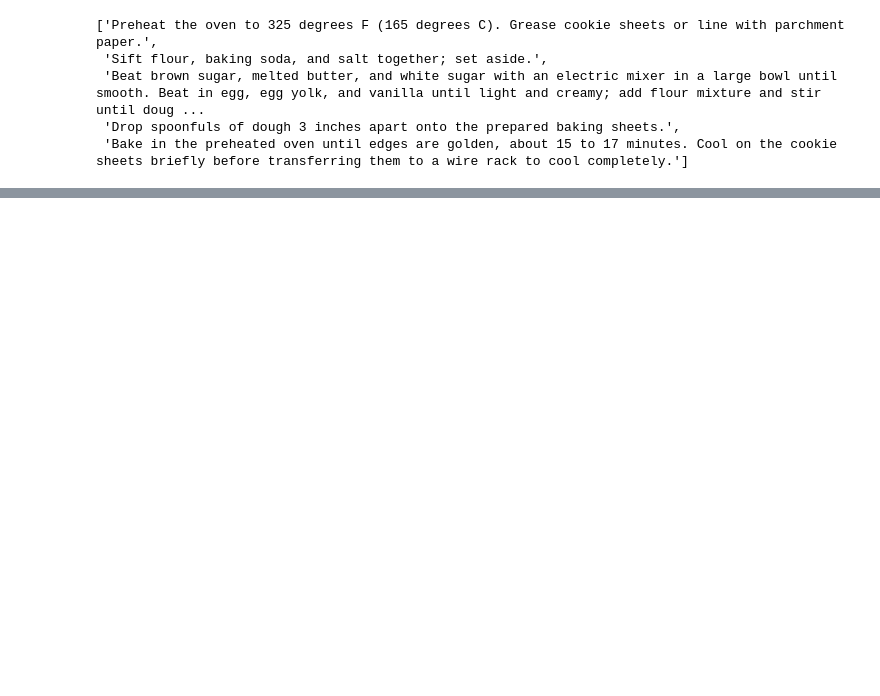
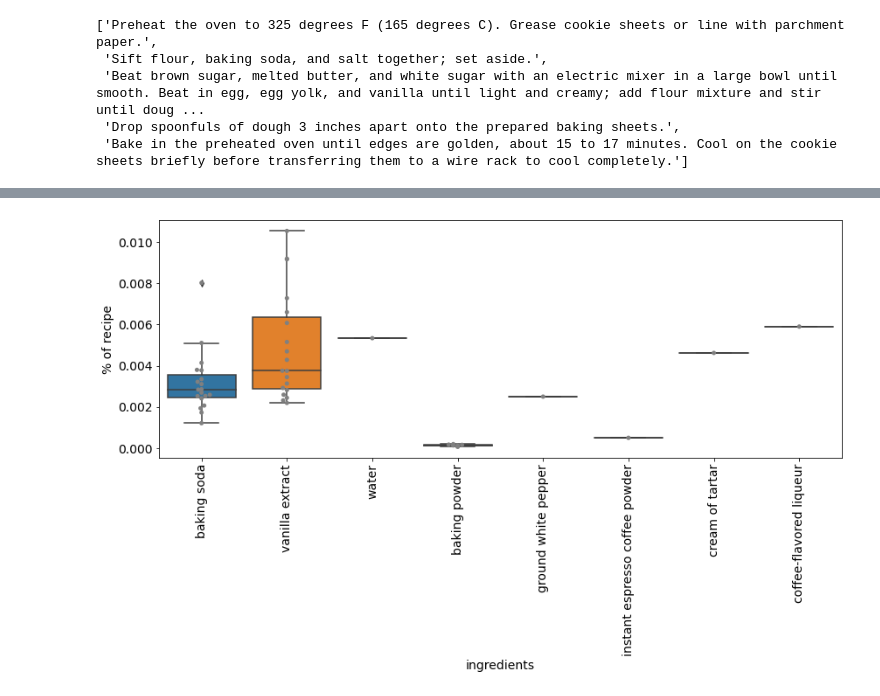
Before and after one commit to kiti15237/median_meal, a Jupyter notebook: recipe_averager.ipynb, the cells around one changed output, grey strips where cells are left out. Drawn from its saved outputs; the diff is of its cells as text; code cells hidden in the pictures; blank space fills up the shorter version.

```diff
--- a/recipe_averager.ipynb
+++ b/recipe_averager.ipynb
@@ -311,3 +286,7 @@ plt.tick_params(axis='both', which='major', labelsize=14)
+# %%
+boxplotIngredients(df_small)
+# %% [output]
+[figure, added]
 # %%
 # Keep only the common ingredients
 percent_recipes_absent = df_final.isna().sum() / df_final.shape[0]
```
Also changed, not shown: parts of 12 cells of this notebook, 4 other files.
